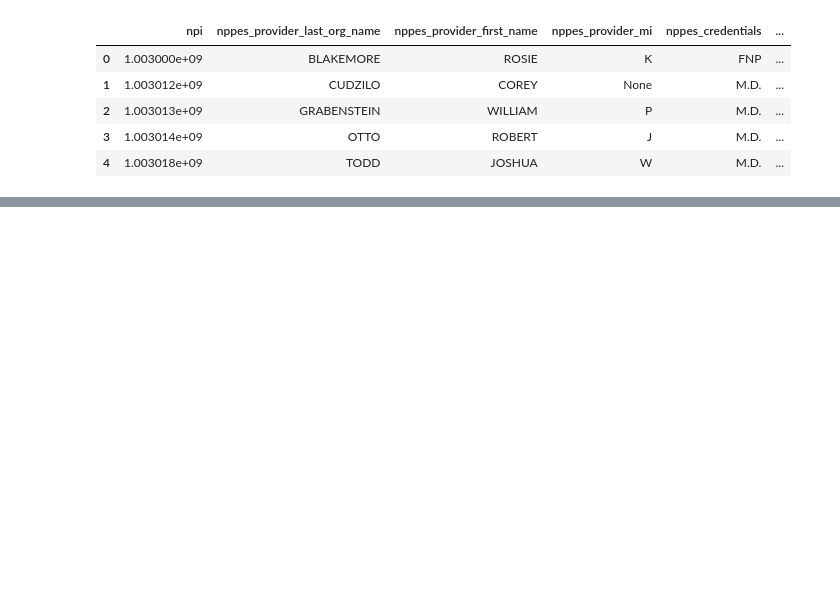
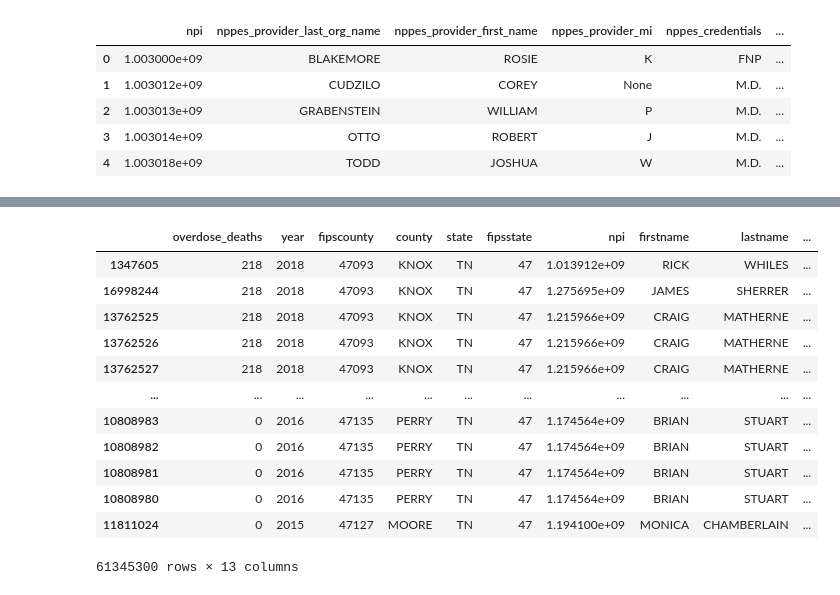
Before and after one commit to NSS-Data-Analytics-Cohort-12/prescribers-python-da12-v2-pandas-pandemonium, a Jupyter notebook: notebooks/prescribers.ipynb, the cells around one changed output, grey strips where cells are left out. Cells and saved outputs as stored; diff of their text form; code cells hidden in the pictures; blank space fills up the shorter version.

```diff
--- a/notebooks/prescribers.ipynb
+++ b/notebooks/prescribers.ipynb
@@ -188,0 +280,2 @@ IndexError: list index out of range
+# %%
+fipscountdf['fipscounty'] = fipscountdf['fipscounty'].astype(int)
@@ -188,0 +296,2 @@ IndexError: list index out of range
+# %%
+odcounty = pd.merge(overdose, fipscountdf, on='fipscounty')
@@ -188,0 +307,2 @@ IndexError: list index out of range
+# %%
+oddeaths = pd.merge(odcounty, countpop1, on='state')
@@ -188,0 +348,18 @@ IndexError: list index out of range
+# %%
+oddddeaths = pd.merge(oddeaths, rxop1, on= 'npi')
+# %%
+oddddeaths.sort_values('overdose_deaths', ascending=False)
+# %% [output]
+|  | overdose_deaths | year | fipscounty | county | state | fipsstate | npi | firstname | lastname | ... |
+| 1347605 | 218 | 2018 | 47093 | KNOX | TN | 47 | 1.013912e+09 | RICK | WHILES | ... |
+| 16998244 | 218 | 2018 | 47093 | KNOX | TN | 47 | 1.275695e+09 | JAMES | SHERRER | ... |
+| 13762525 | 218 | 2018 | 47093 | KNOX | TN | 47 | 1.215966e+09 | CRAIG | MATHERNE | ... |
+| 13762526 | 218 | 2018 | 47093 | KNOX | TN | 47 | 1.215966e+09 | CRAIG | MATHERNE | ... |
+| 13762527 | 218 | 2018 | 47093 | KNOX | TN | 47 | 1.215966e+09 | CRAIG | MATHERNE | ... |
+| ... | ... | ... | ... | ... | ... | ... | ... | ... | ... | ... |
+| 10808983 | 0 | 2016 | 47135 | PERRY | TN | 47 | 1.174564e+09 | BRIAN | STUART | ... |
+| 10808982 | 0 | 2016 | 47135 | PERRY | TN | 47 | 1.174564e+09 | BRIAN | STUART | ... |
+| 10808981 | 0 | 2016 | 47135 | PERRY | TN | 47 | 1.174564e+09 | BRIAN | STUART | ... |
+| 10808980 | 0 | 2016 | 47135 | PERRY | TN | 47 | 1.174564e+09 | BRIAN | STUART | ... |
+| 11811024 | 0 | 2015 | 47127 | MOORE | TN | 47 | 1.194100e+09 | MONICA | CHAMBERLAIN | ... |
+61345300 rows × 13 columns
```
Also changed, not shown: parts of 32 cells of this notebook.
